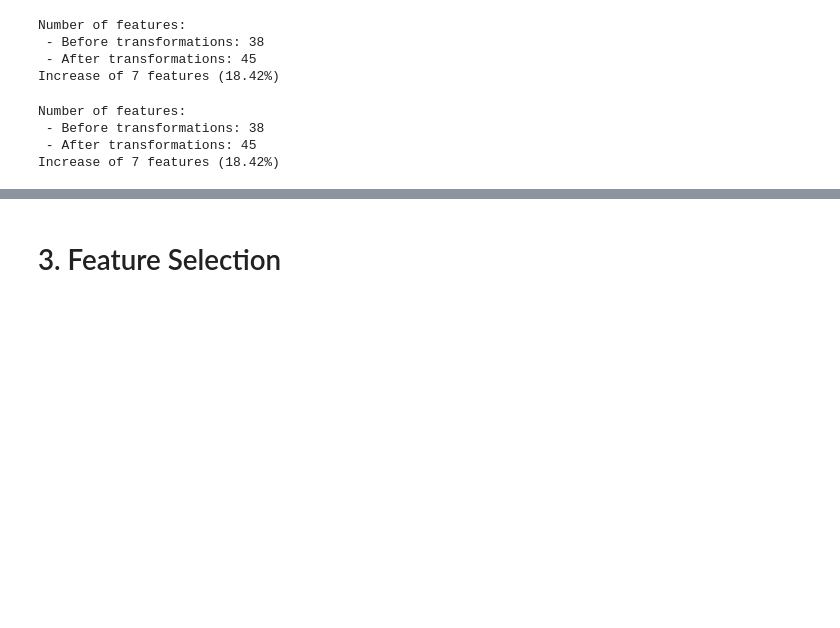
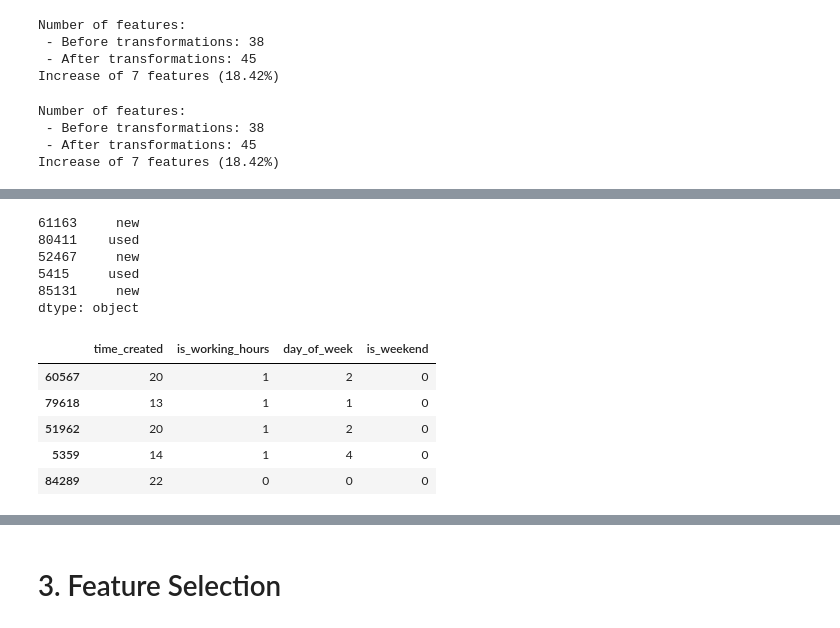
Before and after one commit to MLsound/mercadolibre-new-used-prediction, a Jupyter notebook: EDA.ipynb, the cells around one changed output, grey strips where cells are left out. Cells and saved outputs as stored; diff of their text form; code cells hidden in the pictures; blank space fills up the shorter version.

```diff
--- a/EDA.ipynb
+++ b/EDA.ipynb
@@ -925,0 +934,17 @@ Increase of 7 features (18.42%)
+# %%
+test_df = X_train_df.copy()
+
+# Convert 'date_created' to datetime objects
+# The 'T' and 'Z' indicate time and UTC timezone, respectively,
+# which pandas handles automatically with 'infer_datetime_format=True'
+test_df['date_created_dt'] = pd.to_datetime(test_df['date_created'], infer_datetime_format=True)
+
+# Create the 'time_created' feature (hour of the day)
+test_df['time_created'] = test_df['date_created_dt'].dt.hour
+
+# Create the 'day_of_week' feature (0=Monday, 6=Sunday)
+test_df['day_of_week'] = test_df['date_created_dt'].dt.dayofweek
+
+# You can now drop the original 'date_created' string column and the intermediate datetime column
+# if you no longer need them.
+test_df = test_df.drop(columns=['date_created', 'date_created_dt'])
@@ -925,0 +973,17 @@ Increase of 7 features (18.42%)
+# %%
+idx = test_df.sample(5).index
+print(y_train_df.iloc[idx])
+test_df[['time_created','is_working_hours','day_of_week','is_weekend']].iloc[idx]
+# %% [output]
+61163     new
+80411    used
+52467     new
+5415     used
+85131     new
+dtype: object
+|  | time_created | is_working_hours | day_of_week | is_weekend |
+| 60567 | 20 | 1 | 2 | 0 |
+| 79618 | 13 | 1 | 1 | 0 |
+| 51962 | 20 | 1 | 2 | 0 |
+| 5359 | 14 | 1 | 4 | 0 |
+| 84289 | 22 | 0 | 0 | 0 |
```
Also changed, not shown: parts of 24 cells of this notebook, 3 other files.
